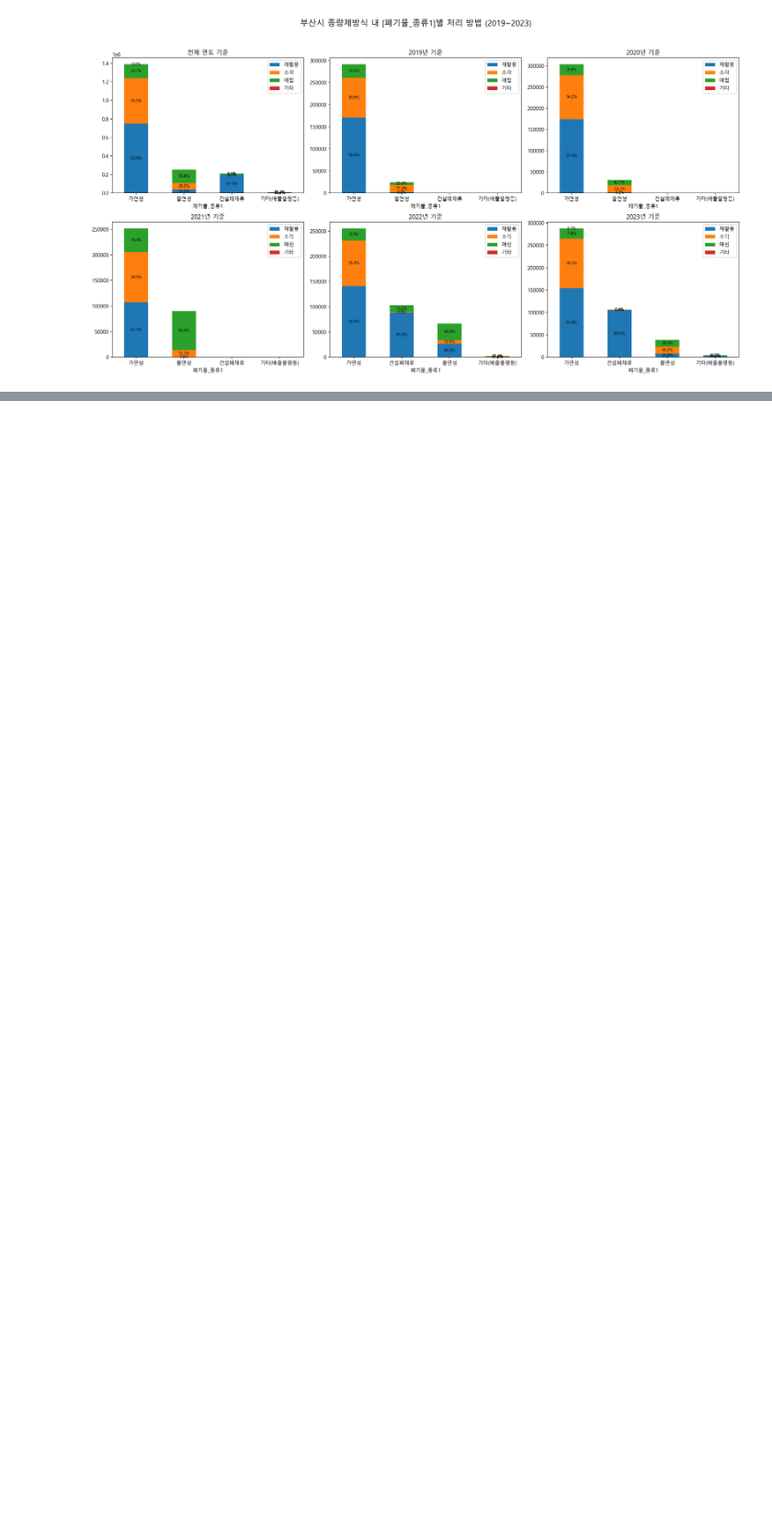
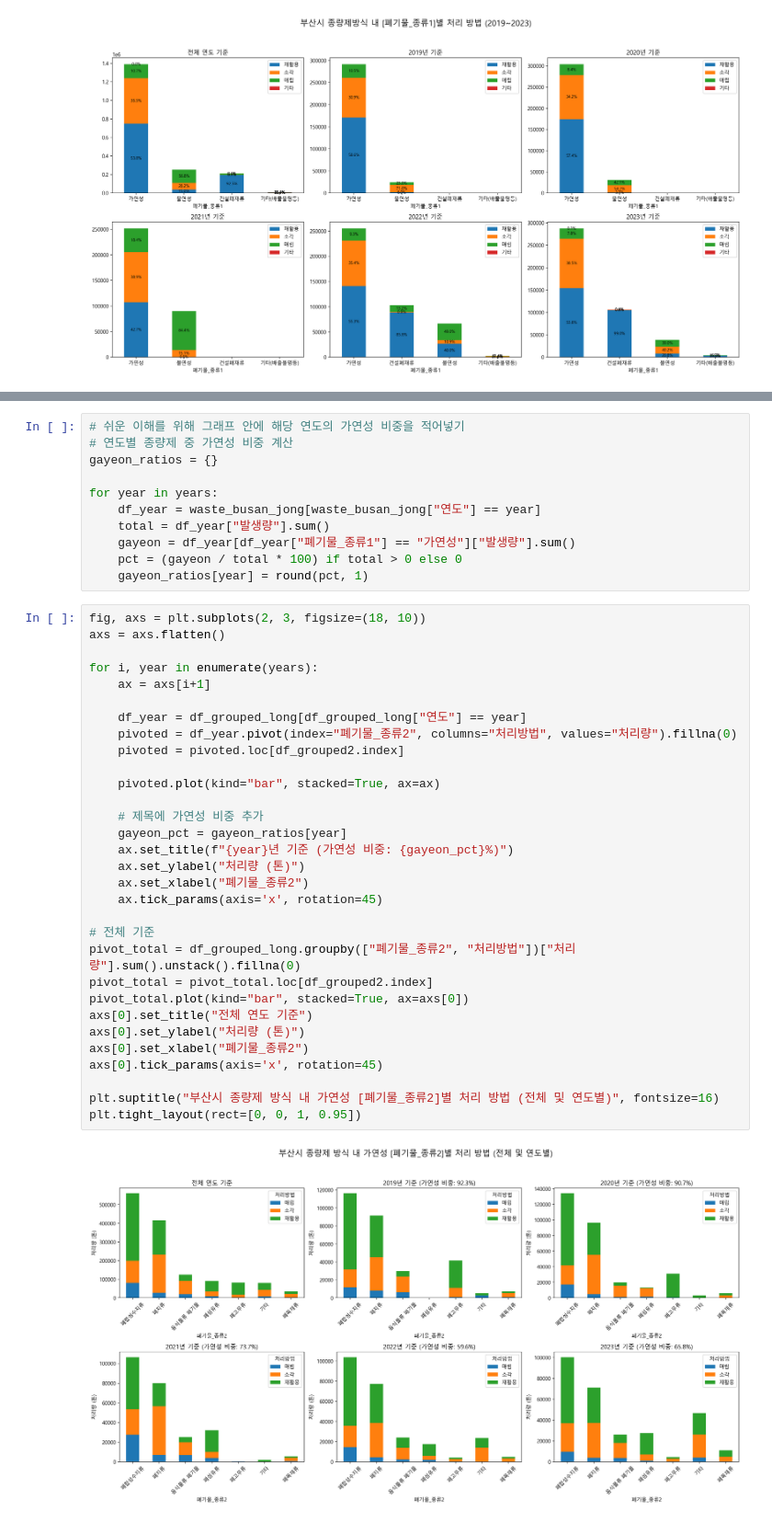
Before and after one commit to kimsang0220/Busan_Big_Data, a Jupyter notebook: KBR/3_폐기물데이터EDA.ipynb, the cells around one changed output, grey strips where cells are left out. Shown at 92% size. Saved outputs shown, nothing was run; the diff lists cells and outputs as text; blank space fills up the shorter version.

```diff
--- a/KBR/3_폐기물데이터EDA.ipynb
+++ b/KBR/3_폐기물데이터EDA.ipynb
@@ -716,0 +751,44 @@ plt.tight_layout(rect=[0, 0, 1, 0.95])
+# %%
+# 쉬운 이해를 위해 그래프 안에 해당 연도의 가연성 비중을 적어넣기
+# 연도별 종량제 중 가연성 비중 계산
+gayeon_ratios = {}
+
+for year in years:
+    df_year = waste_busan_jong[waste_busan_jong["연도"] == year]
+    total = df_year["발생량"].sum()
+    gayeon = df_year[df_year["폐기물_종류1"] == "가연성"]["발생량"].sum()
+    pct = (gayeon / total * 100) if total > 0 else 0
+    gayeon_ratios[year] = round(pct, 1)
+# %%
+fig, axs = plt.subplots(2, 3, figsize=(18, 10))
+axs = axs.flatten()
+
+for i, year in enumerate(years):
+    ax = axs[i+1]
+
+    df_year = df_grouped_long[df_grouped_long["연도"] == year]
+    pivoted = df_year.pivot(index="폐기물_종류2", columns="처리방법", values="처리량").fillna(0)
+    pivoted = pivoted.loc[df_grouped2.index]
+
+    pivoted.plot(kind="bar", stacked=True, ax=ax)
+
+    # 제목에 가연성 비중 추가
+    gayeon_pct = gayeon_ratios[year]
+    ax.set_title(f"{year}년 기준 (가연성 비중: {gayeon_pct}%)")
+    ax.set_ylabel("처리량 (톤)")
+    ax.set_xlabel("폐기물_종류2")
+    ax.tick_params(axis='x', rotation=45)
+
+# 전체 기준
+pivot_total = df_grouped_long.groupby(["폐기물_종류2", "처리방법"])["처리량"].sum().unstack().fillna(0)
+pivot_total = pivot_total.loc[df_grouped2.index]
+pivot_total.plot(kind="bar", stacked=True, ax=axs[0])
+axs[0].set_title("전체 연도 기준")
+axs[0].set_ylabel("처리량 (톤)")
+axs[0].set_xlabel("폐기물_종류2")
+axs[0].tick_params(axis='x', rotation=45)
+
+plt.suptitle("부산시 종량제 방식 내 가연성 [폐기물_종류2]별 처리 방법 (전체 및 연도별)", fontsize=16)
+plt.tight_layout(rect=[0, 0, 1, 0.95])
+# %% [output]
+[figure, added]
```
Also changed, not shown: parts of 8 cells of this notebook.
